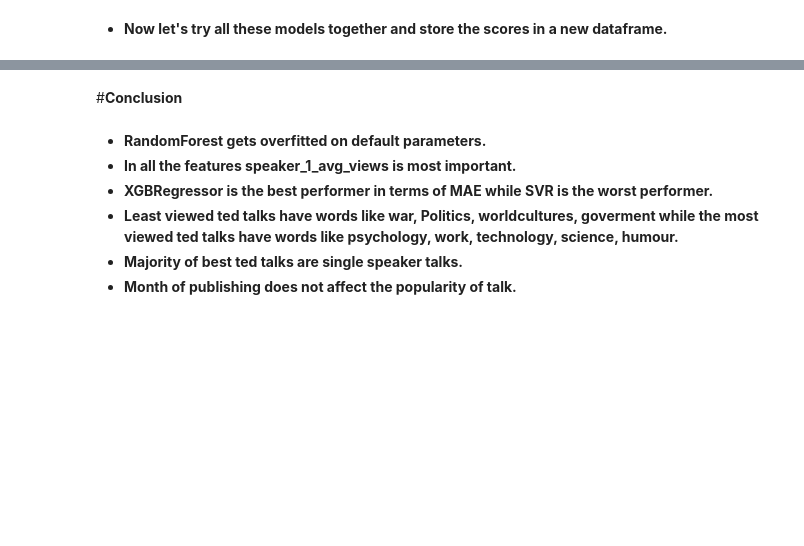
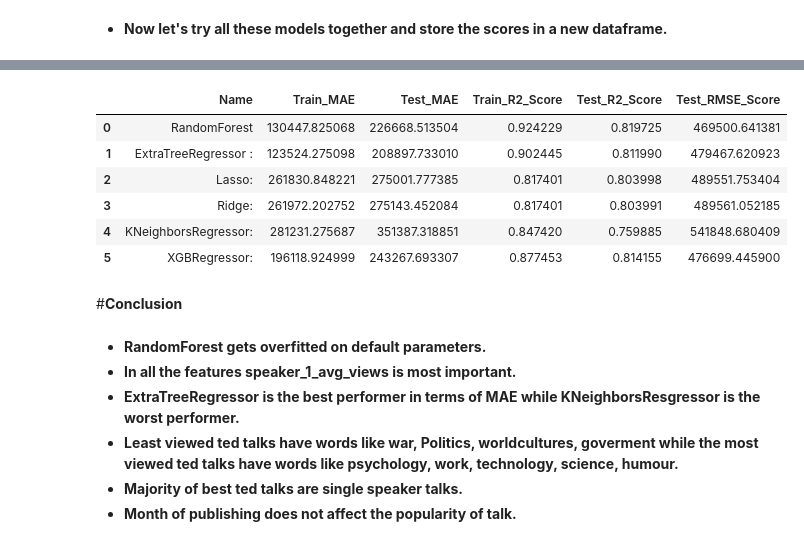
Before and after one commit to vickypandey07/Ted-Talk-Views-Prediction, a Jupyter notebook: Ted_Talk_Views_Prediction_Vikram_Pandey_Capstone_Project_2.ipynb, the cells around one changed output, grey strips where cells are left out. Saved outputs shown, nothing was run; the diff lists cells and outputs as text; code cells hidden in the pictures; blank space fills up the shorter version.

```diff
--- a/Ted_Talk_Views_Prediction_Vikram_Pandey_Capstone_Project_2.ipynb
+++ b/Ted_Talk_Views_Prediction_Vikram_Pandey_Capstone_Project_2.ipynb
@@ -1312,17 +1096,18 @@ import xgboost as xgb
 # Instantiating all these models
 
 models = [
-           ['SVR:' , SVR(kernel='rbf')],
            ['RandomForest ',RandomForestRegressor(criterion='mae',max_depth=15, max_features=5, n_estimators=120, min_samples_leaf=2, min_samples_split=2,
                            random_state=2019)],
            ['ExtraTreeRegressor :',ExtraTreesRegressor(criterion='mae', max_depth=30, n_estimators=200, random_state=2019, min_samples_leaf=2, min_samples_split=6)],
-           ['GradientBoostingRegressor: ', GradientBoostingRegressor()] ,
+           ['Lasso: ', Lasso()],
+           ['Ridge: ', Ridge()] ,
+           ['KNeighborsRegressor: ',  neighbors.KNeighborsRegressor()],
            ['XGBRegressor: ', xgb.XGBRegressor()]
          ]
 # %%
 # Fitting the models
 
-model_data = []
+data_model = []
 for name,curr_model in models :
     curr_model_data = {}
     curr_model.random_state = 78
@@ -1333,5 +1118,5 @@ for name,curr_model in models :
     curr_model_data["Train_R2_Score"] = r2_score(y_train,curr_model.predict(X_train))
     curr_model_data["Test_R2_Score"] = r2_score(y_test,curr_model.predict(X_test))
     curr_model_data["Test_RMSE_Score"] = np.sqrt(mean_squared_error(y_test,curr_model.predict(X_test)))
-    model_data.append(curr_model_data)
+    data_model.append(curr_model_data)
 # %% [output]
@@ -1347,10 +1124,21 @@ Name	Train_MAE	Test_MAE	Train_R2_Score	Test_R2_Score	Test_RMSE_Score
+# %%
+results_df=pd.DataFrame(data_model)
+results_df
+# %% [output]
+|  | Name | Train_MAE | Test_MAE | Train_R2_Score | Test_R2_Score | Test_RMSE_Score |
+| 0 | RandomForest | 130447.825068 | 226668.513504 | 0.924229 | 0.819725 | 469500.641381 |
+| 1 | ExtraTreeRegressor : | 123524.275098 | 208897.733010 | 0.902445 | 0.811990 | 479467.620923 |
+| 2 | Lasso: | 261830.848221 | 275001.777385 | 0.817401 | 0.803998 | 489551.753404 |
+| 3 | Ridge: | 261972.202752 | 275143.452084 | 0.817401 | 0.803991 | 489561.052185 |
+| 4 | KNeighborsRegressor: | 281231.275687 | 351387.318851 | 0.847420 | 0.759885 | 541848.680409 |
+| 5 | XGBRegressor: | 196118.924999 | 243267.693307 | 0.877453 | 0.814155 | 476699.445900 |
 # %% [markdown]
 #**Conclusion**
 # %% [markdown]
 
 * **RandomForest gets overfitted on default parameters.**
 * **In all the features speaker_1_avg_views is most important.**
-* **XGBRegressor is the best performer in terms of MAE while SVR is the worst performer.**
+* **ExtraTreeRegressor is the best performer in terms of MAE while KNeighborsResgressor is the worst performer.**
 * **Least viewed ted talks have words like war, Politics, worldcultures, goverment while the most viewed ted talks have words like psychology, work, technology, science, humour.**
 * **Majority of best ted talks are single speaker talks.**
 * **Month of publishing does not affect the popularity of talk.**
```
Also changed, not shown: parts of 28 cells of this notebook.
